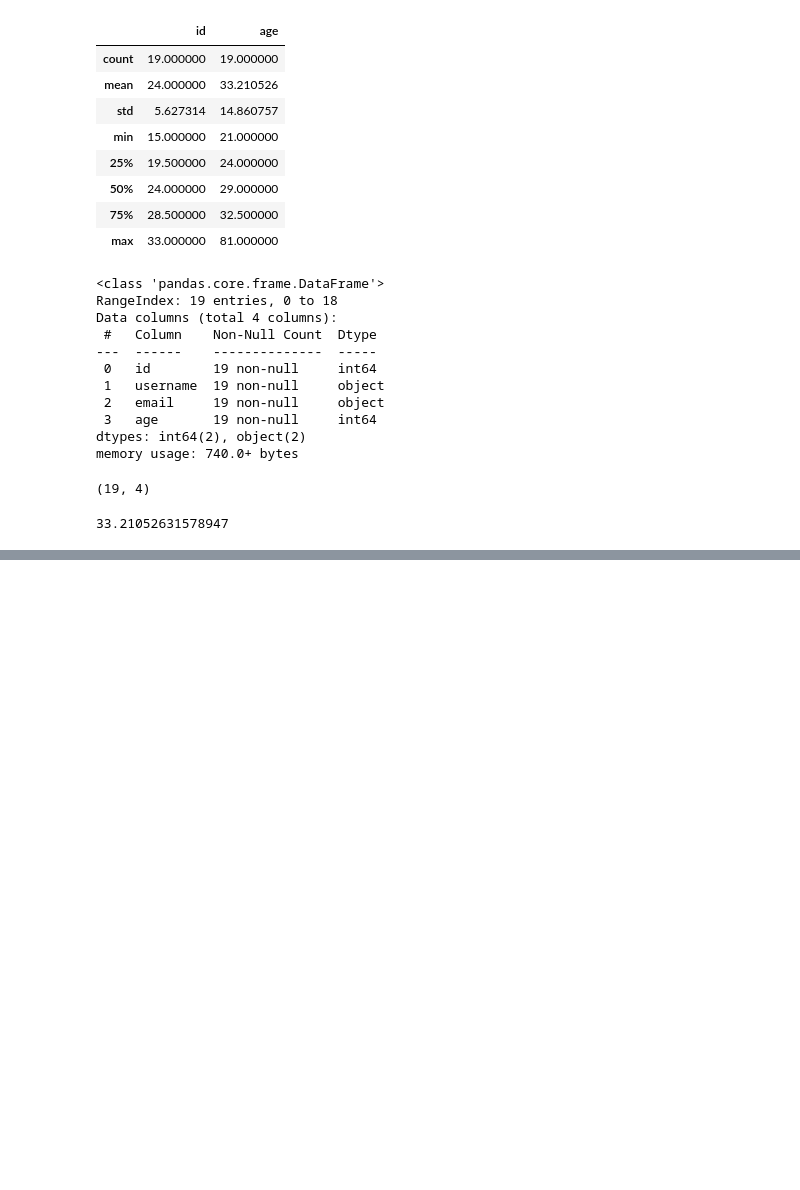
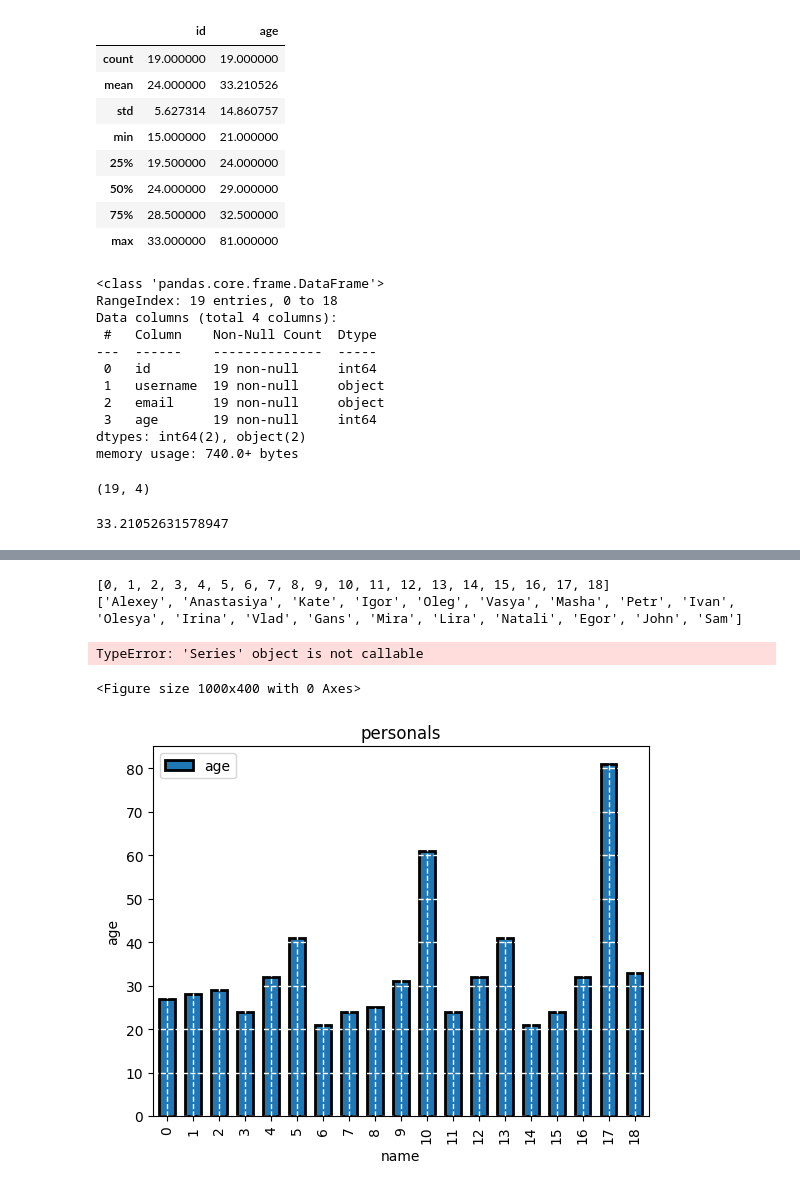
Before and after one commit to 88alexinho/db_train, a Jupyter notebook: from_db.ipynb, the cells around one changed output, grey strips where cells are left out. Drawn from its saved outputs; the diff is of its cells as text; code cells hidden in the pictures; blank space fills up the shorter version.

```diff
--- a/from_db.ipynb
+++ b/from_db.ipynb
@@ -95,0 +123,27 @@ df.age.mean()
+# %%
+x = list(df.index)
+print(x)
+labels = list(df['username'])
+print(labels)
+# %% [output]
+[0, 1, 2, 3, 4, 5, 6, 7, 8, 9, 10, 11, 12, 13, 14, 15, 16, 17, 18]
+['Alexey', 'Anastasiya', 'Kate', 'Igor', 'Oleg', 'Vasya', 'Masha', 'Petr', 'Ivan', 'Olesya', 'Irina', 'Vlad', 'Gans', 'Mira', 'Lira', 'Natali', 'Egor', 'John', 'Sam']
+# %%
+# colors = ['red', 'orange', 'red', 'orange', 'red', 'orange']
+labels = list(df['username'])
+
+plt.figure(figsize=(10, 4))
+ax.set_facecolor('#EBEBEB')
+df[['username','age']].plot(kind='bar', linewidth=2.0, edgecolor='k', width=0.6)
+plt.grid(which='major', color='w', linewidth=1,linestyle='--',axis = 'both')
+plt.xlabel('name')
+plt.ylabel('age')
+
+plt.title('personals')
+# ax.bar_label (ax.containers [ 0 ])
+plt.xticks(x,labels = labels, rotation = 'vertical')
+plt.show()
+# %% [output]
+TypeError: 'Series' object is not callable
+<Figure size 1000x400 with 0 Axes>
+[figure, added]
```
Also changed, not shown: parts of 3 cells of this notebook.
